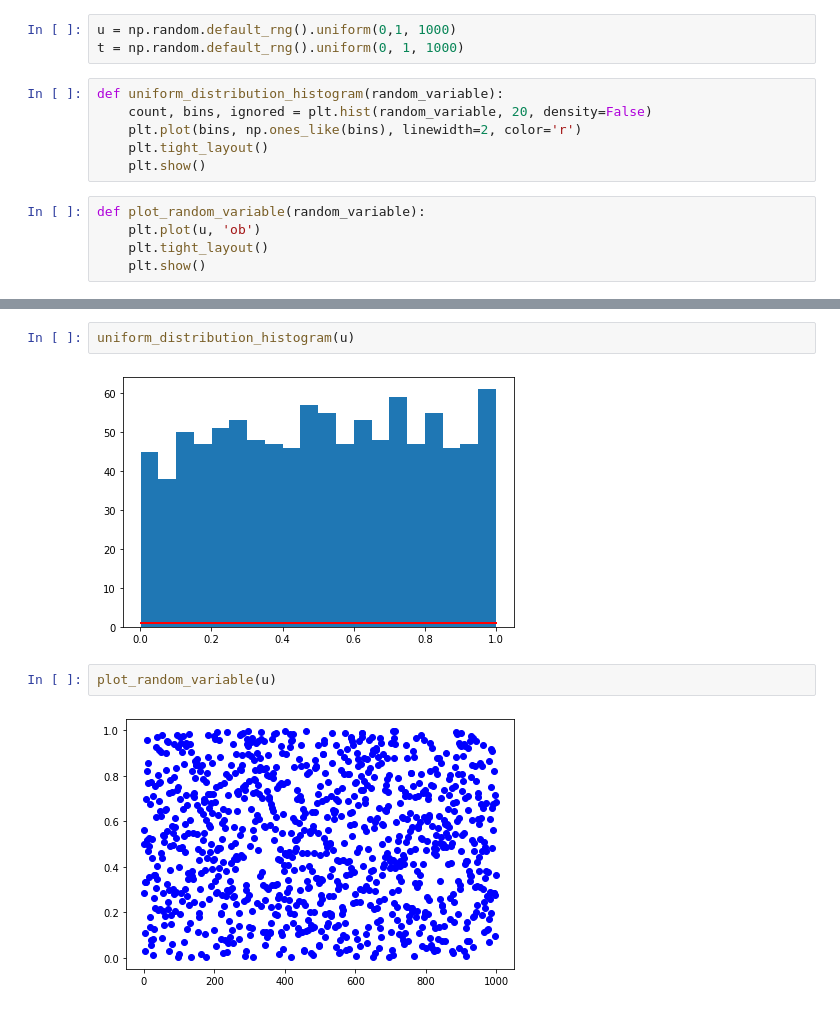
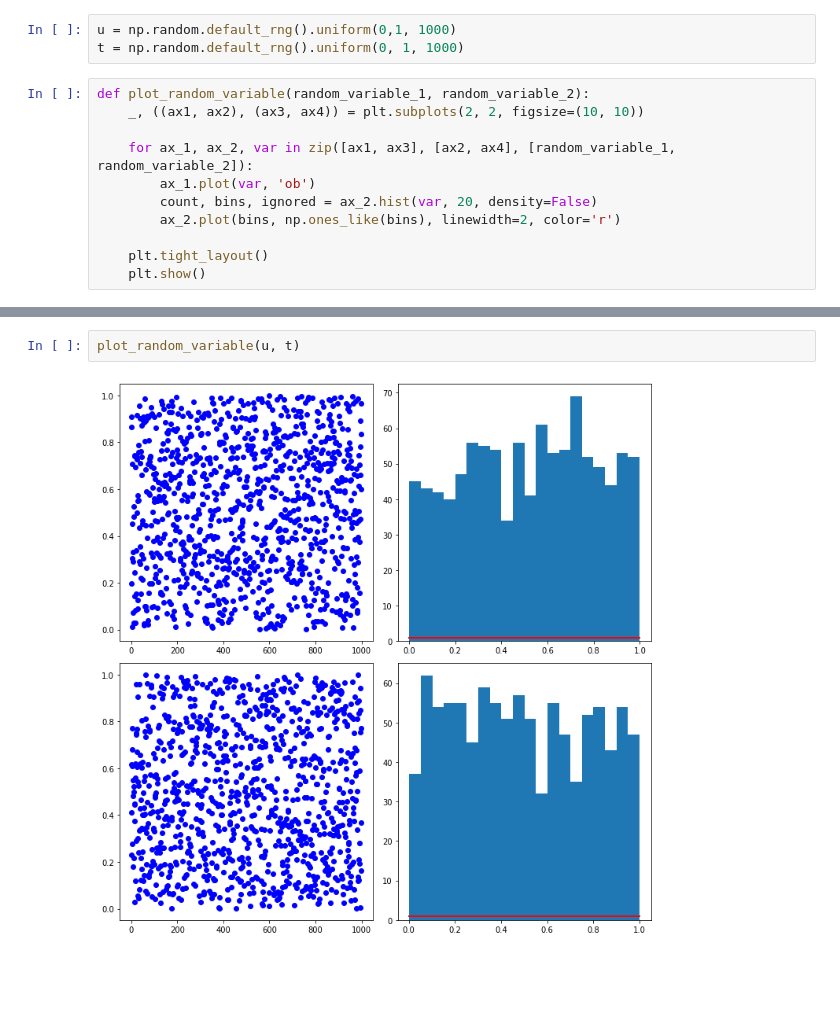
Before and after one commit to JoeJoe1313/Copulas-and-Applications, a Jupyter notebook: plackett.ipynb, the cells around one changed output, grey strips where cells are left out. Drawn from its saved outputs; the diff is of its cells as text; blank space fills up the shorter version.

```diff
--- a/plackett.ipynb
+++ b/plackett.ipynb
@@ -5,14 +5,14 @@ import matplotlib.pyplot as plt
 u = np.random.default_rng().uniform(0,1, 1000)
 t = np.random.default_rng().uniform(0, 1, 1000)
 # %%
-def uniform_distribution_histogram(random_variable):
-    count, bins, ignored = plt.hist(random_variable, 20, density=False)
-    plt.plot(bins, np.ones_like(bins), linewidth=2, color='r')
+def plot_random_variable(random_variable_1, random_variable_2):
+    _, ((ax1, ax2), (ax3, ax4)) = plt.subplots(2, 2, figsize=(10, 10))
+
+    for ax_1, ax_2, var in zip([ax1, ax3], [ax2, ax4], [random_variable_1, random_variable_2]):
+        ax_1.plot(var, 'ob')
+        count, bins, ignored = ax_2.hist(var, 20, density=False)
+        ax_2.plot(bins, np.ones_like(bins), linewidth=2, color='r')
+
     plt.tight_layout()
     plt.show()
-# %%
-def plot_random_variable(random_variable):
-    plt.plot(u, 'ob')
-    plt.tight_layout()
-    plt.show()
 # %%
@@ -32,10 +37,6 @@ def plot_plackett(theta):
     plt.tight_layout()
     plt.show()
-# %%
-uniform_distribution_histogram(u)
-# %% [output]
-[figure, removed]
 # %%
-plot_random_variable(u)
+plot_random_variable(u, t)
 # %% [output]
-[figure, old version]
+[figure, new version]
```
Also changed, not shown: parts of 6 cells of this notebook.
